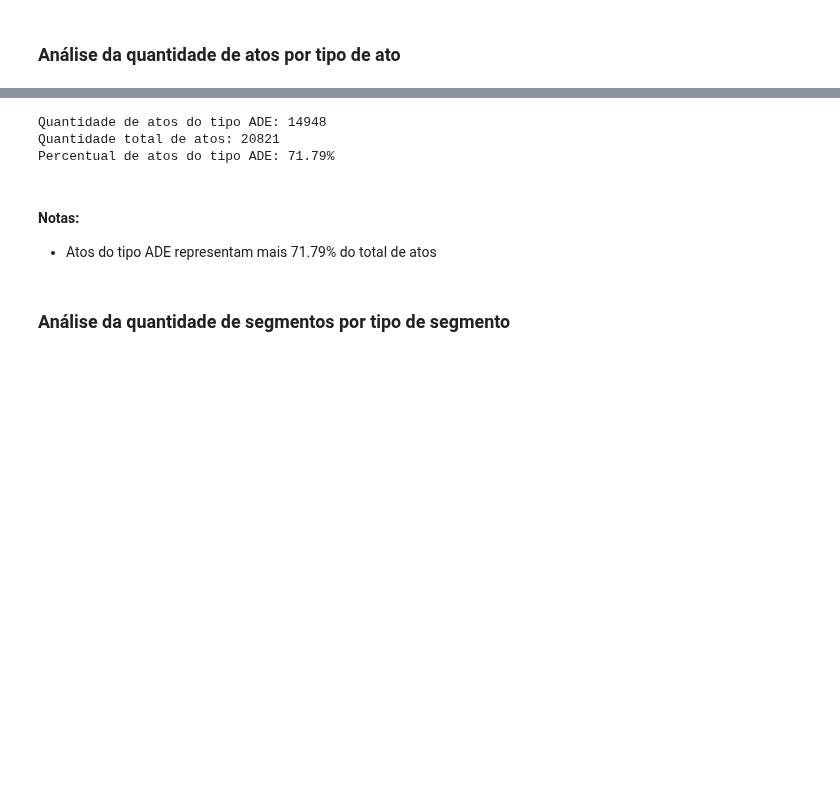
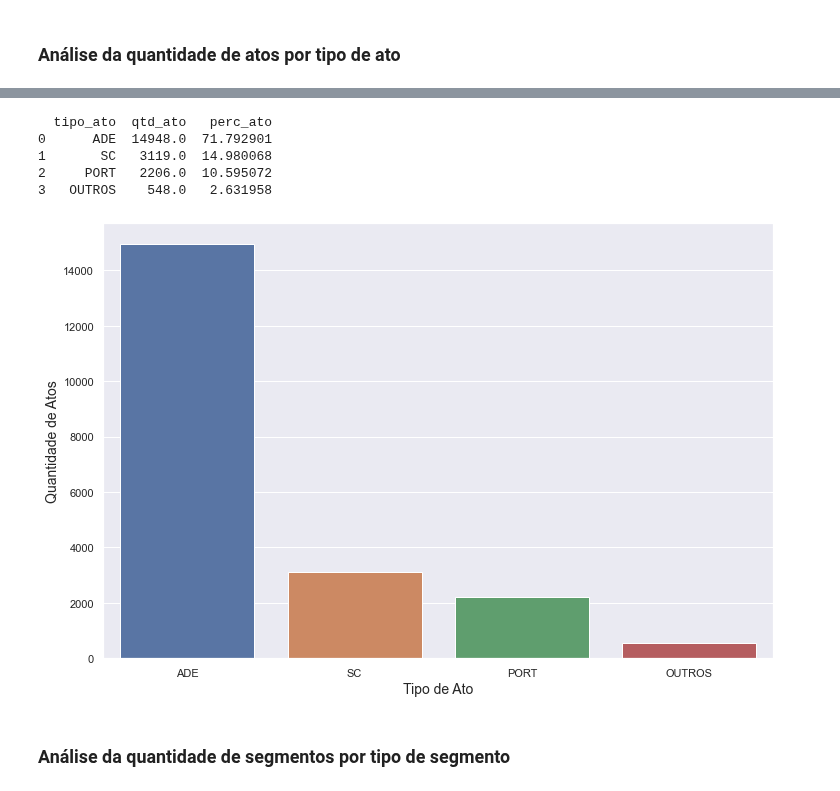
Before and after one commit to correialc/saan, a Jupyter notebook: analise-exploratoria.ipynb, the cells around one changed output, grey strips where cells are left out. Saved outputs shown, nothing was run; the diff lists cells and outputs as text; code cells hidden in the pictures; blank space fills up the shorter version.

```diff
--- a/analise-exploratoria.ipynb
+++ b/analise-exploratoria.ipynb
@@ -64,17 +80,44 @@ plt.show()
-# %%
-qtd_ato_ade = df_qtd_ato_por_tipo_ato[df_qtd_ato_por_tipo_ato['tipo_ato'] == 'ADE']['qtd_ato'].iloc[0]
-qtd_total_ato = df_qtd_ato_por_tipo_ato['qtd_ato'].sum()
-perc_ato_ade = qtd_ato_ade/qtd_total_ato
-print('Quantidade de atos do tipo ADE: {:5d}'.format(qtd_ato_ade))
-print('Quantidade total de atos: {:5d}'.format(qtd_total_ato))
-print('Percentual de atos do tipo ADE: {:5.2f}%'.format(perc_ato_ade*100))
-# %% [output]
-Quantidade de atos do tipo ADE: 14948
-Quantidade total de atos: 20821
-Percentual de atos do tipo ADE: 71.79%
-# %% [markdown]
-#### Notas:
-* Atos do tipo ADE representam mais 71.79% do total de atos
+# %%
+qtd_total_ato = df_qtd_ato_por_tipo_ato['qtd_ato'].sum()
+
+qtd_ato_ade = df_qtd_ato_por_tipo_ato[df_qtd_ato_por_tipo_ato['tipo_ato'] == 'ADE']['qtd_ato'].iloc[0]
+qtd_ato_sc = df_qtd_ato_por_tipo_ato[df_qtd_ato_por_tipo_ato['tipo_ato'] == 'SC']['qtd_ato'].iloc[0]
+qtd_ato_port = df_qtd_ato_por_tipo_ato[df_qtd_ato_por_tipo_ato['tipo_ato'] == 'Port.']['qtd_ato'].iloc[0]
+qtd_ato_menos_frequentes = df_qtd_ato_por_tipo_ato[df_qtd_ato_por_tipo_ato['qtd_ato']<1000]['qtd_ato'].sum()
+
+perc_ato_ade = (qtd_ato_ade*100)/qtd_total_ato
+perc_ato_sc = (qtd_ato_sc*100)/qtd_total_ato
+perc_ato_port = (qtd_ato_port*100)/qtd_total_ato
+perc_ato_menos_frequentes = (qtd_ato_menos_frequentes*100)/qtd_total_ato
+# %%
+dict_qtd_ato_por_tipo_ato = {
+    'ADE': [qtd_ato_ade, perc_ato_ade],
+    'SC': [qtd_ato_sc, perc_ato_sc],
+    'PORT': [qtd_ato_port, perc_ato_port],
+    'OUTROS': [qtd_ato_menos_frequentes, perc_ato_menos_frequentes]
+}
+
+df_qtd_ato_por_tipo_ato = pd.DataFrame(dict_qtd_ato_por_tipo_ato)
+df_qtd_ato_por_tipo_ato = df_qtd_ato_por_tipo_ato.T
+df_qtd_ato_por_tipo_ato.reset_index(inplace=True)
+df_qtd_ato_por_tipo_ato.columns = ['tipo_ato','qtd_ato','perc_ato']
+print(df_qtd_ato_por_tipo_ato)
+# %% [output]
+  tipo_ato  qtd_ato   perc_ato
+0      ADE  14948.0  71.792901
+1       SC   3119.0  14.980068
+2     PORT   2206.0  10.595072
+3   OUTROS    548.0   2.631958
+# %%
+fig, ax = plt.subplots(figsize=(12,8))
+sns.barplot(x='tipo_ato', y='qtd_ato', data=df_qtd_ato_por_tipo_ato)
+#ax.set_title('Quantidade de Atos por Tipo de Ato', fontsize=20)
+ax.set_ylabel('Quantidade de Atos', fontsize=14)
+ax.set_xlabel('Tipo de Ato', fontsize=14)
+ax.set
+plt.show()
+# %% [output]
+[figure, added]
 # %% [markdown]
 ### Análise da quantidade de segmentos por tipo de segmento
 # %%
```
Also changed, not shown: parts of 14 cells of this notebook.
